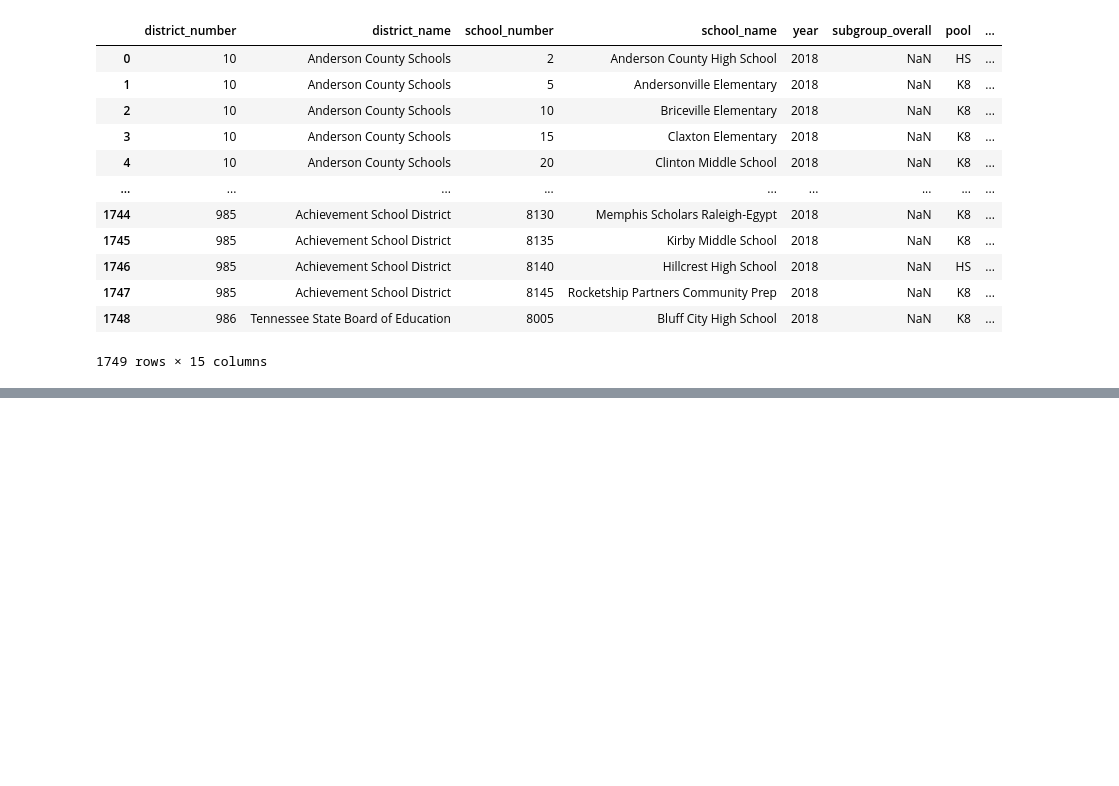
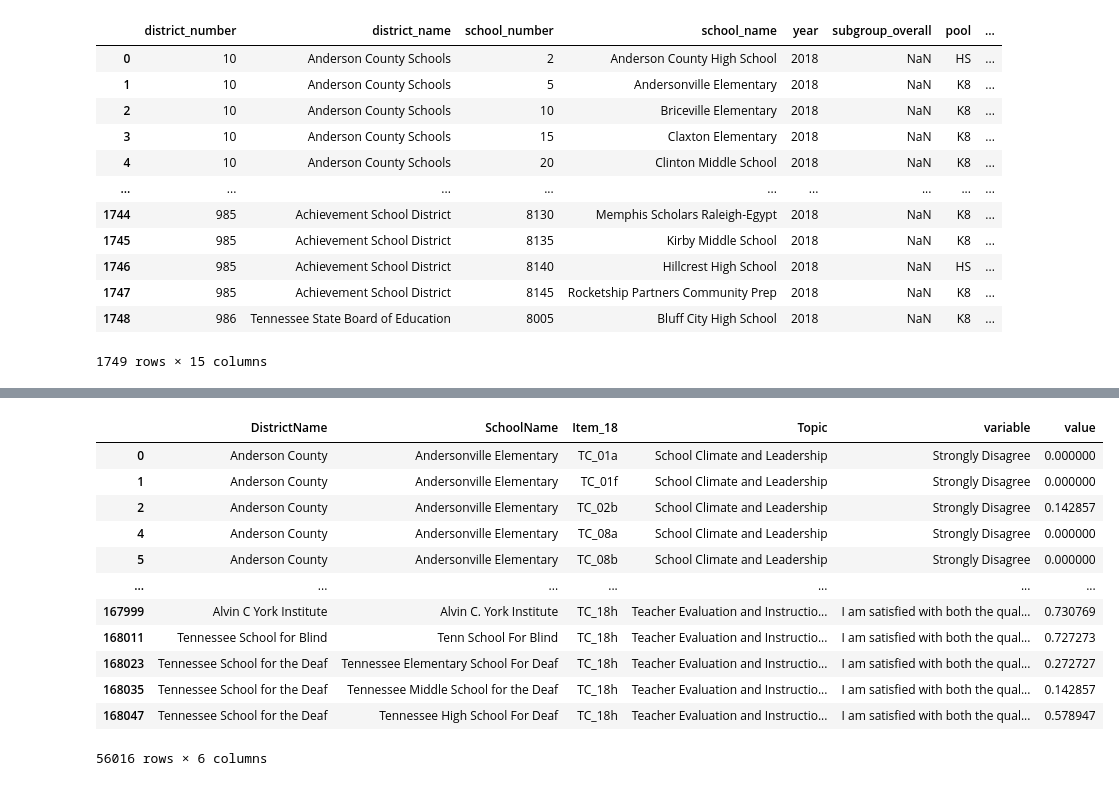
Before and after one commit to yvonnemartinez716/teacher_satisfaction_vs_student-performance, a Jupyter notebook: Notebooks/Student Performance and Teacher Satisfaction.ipynb, the cells around one changed output, grey strips where cells are left out. Saved outputs shown, nothing was run; the diff lists cells and outputs as text; code cells hidden in the pictures; blank space fills up the shorter version.

```diff
--- a/Notebooks/Student Performance and Teacher Satisfaction.ipynb
+++ b/Notebooks/Student Performance and Teacher Satisfaction.ipynb
@@ -120,0 +134,2 @@ ts= teacher_survey.iloc[:, 4:]
+# %%
+teacher_survey = teacher_survey.drop(['Number', 'DistrictNo', 'SchoolNo'], axis=1)
@@ -121,2 +156,2 @@ ts= teacher_survey.iloc[:, 4:]
 # %%
-ts = ts[ts['Item_18'].isin(['TC_01a', 'TC_01f', 'TC_15a','TC_02b', 'TC_18h','TC_07','TC_15b', 'TC_15c','TC_15d', 'TC_08a', 'TC_08b', 'TC_08c'])]
+ts = teacher_survey[teacher_survey['Item_18'].isin(['TC_01a', 'TC_01f', 'TC_15a','TC_02b', 'TC_18h','TC_07','TC_15b', 'TC_15c','TC_15d', 'TC_08a', 'TC_08b', 'TC_08c'])]
@@ -169,0 +158,18 @@ DataFrame.join(other, on=None, how='left', lsuffix='', rsuffix='', sort=False)
+# %%
+ts_long = ts.melt(id_vars =['DistrictName','SchoolName','Item_18', 'Topic'], value_vars =['Strongly Disagree', 'Disagree', 'Agree', 'Strongly Agree', '_5% or Less', '_6%-10%', '_11%-15%', '_16%-25%', 'More than 25%','I need both more PD experiences and higher quality PD in this area.','I need higher quality PD in this area.', 'I am satisfied with both the quality and amount of PD received in this area.'   ]).dropna()
+# %%
+ts_long
+# %% [output]
+|  | DistrictName | SchoolName | Item_18 | Topic | variable | value |
+| 0 | Anderson County | Andersonville Elementary | TC_01a | School Climate and Leadership | Strongly Disagree | 0.000000 |
+| 1 | Anderson County | Andersonville Elementary | TC_01f | School Climate and Leadership | Strongly Disagree | 0.000000 |
+| 2 | Anderson County | Andersonville Elementary | TC_02b | School Climate and Leadership | Strongly Disagree | 0.142857 |
+| 4 | Anderson County | Andersonville Elementary | TC_08a | School Climate and Leadership | Strongly Disagree | 0.000000 |
+| 5 | Anderson County | Andersonville Elementary | TC_08b | School Climate and Leadership | Strongly Disagree | 0.000000 |
+| ... | ... | ... | ... | ... | ... | ... |
+| 167999 | Alvin C York Institute | Alvin C. York Institute | TC_18h | Teacher Evaluation and Instructio... | I am satisfied with both the qual... | 0.730769 |
+| 168011 | Tennessee School for Blind | Tenn School For Blind | TC_18h | Teacher Evaluation and Instructio... | I am satisfied with both the qual... | 0.727273 |
+| 168023 | Tennessee School for the Deaf | Tennessee Elementary School For Deaf | TC_18h | Teacher Evaluation and Instructio... | I am satisfied with both the qual... | 0.272727 |
+| 168035 | Tennessee School for the Deaf | Tennessee Middle School for the Deaf | TC_18h | Teacher Evaluation and Instructio... | I am satisfied with both the qual... | 0.142857 |
+| 168047 | Tennessee School for the Deaf | Tennessee High School For Deaf | TC_18h | Teacher Evaluation and Instructio... | I am satisfied with both the qual... | 0.578947 |
+56016 rows × 6 columns
```
Also changed, not shown: parts of 23 cells of this notebook.
